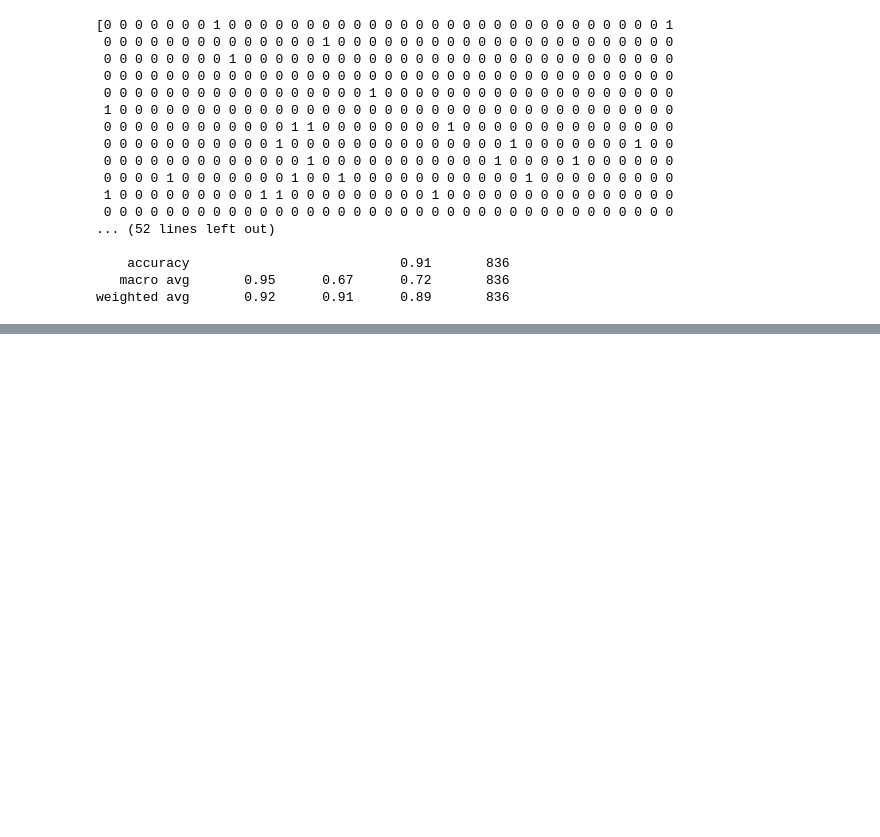
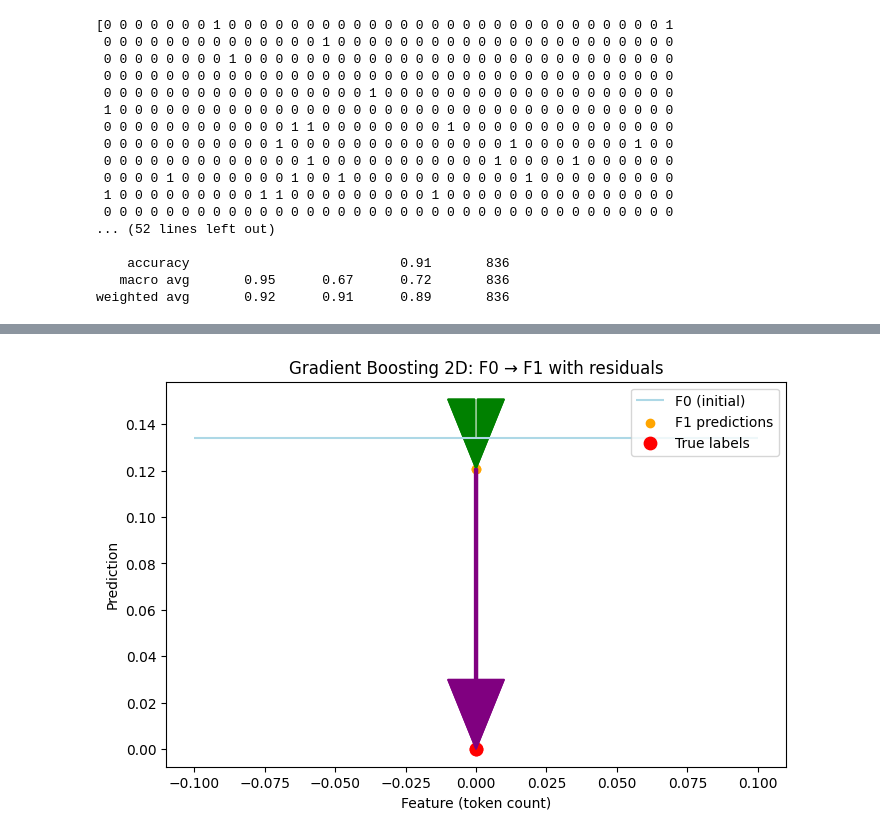
Before and after one commit to intuition-explorer/ML-Algorithms, a Jupyter notebook: SMS_Spam_RFor+GradBoost.ipynb, the cells around one changed output, grey strips where cells are left out. Cells and saved outputs as stored; diff of their text form; code cells hidden in the pictures; blank space fills up the shorter version.

```diff
--- a/SMS_Spam_RFor+GradBoost.ipynb
+++ b/SMS_Spam_RFor+GradBoost.ipynb
@@ -770,0 +1025,51 @@ weighted avg       0.92      0.91      0.89       836
+# %%
+import numpy as np
+import matplotlib.pyplot as plt
+from sklearn.tree import DecisionTreeRegressor
+
+# --- Sample 2 rows: 1 ham, 1 spam ---
+ham_idx = np.where(y_train == 0)[0][0]
+spam_idx = np.where(y_train == 1)[0][0]
+X_sample = X_train[[ham_idx, spam_idx], 0].reshape(-1, 1)  # single feature
+y_sample = y_train[[ham_idx, spam_idx]]
+
+# Step 1: F0
+F0_val = np.mean(y_train)
+F0 = np.full_like(y_sample, F0_val, dtype=float)
+
+# Step 2: Residuals
+residuals = y_sample - F0
+
+# Step 3: Fit first weak learner
+tree1 = DecisionTreeRegressor(max_depth=1, random_state=42)
+tree1.fit(X_sample, residuals)
+h1 = tree1.predict(X_sample)
+eta = 0.1
+F1 = F0 + eta * h1
+residuals2 = y_sample - F1
+
+# --- Plot ---
+plt.figure(figsize=(8,5))
+
+# F0 line
+plt.hlines(F0_val, xmin=np.min(X_sample)-0.1, xmax=np.max(X_sample)+0.1, colors='lightblue', label='F0 (initial)')
+
+# F1 line (after first tree)
+plt.scatter(X_sample, F1, color='orange', label='F1 predictions')
+for i in range(len(y_sample)):
+    plt.arrow(X_sample[i, 0], F0[i], 0, F1[i]-F0[i], color='green', head_width=0.02, length_includes_head=True)
+
+# True labels
+plt.scatter(X_sample, y_sample, color='red', s=80, label='True labels')
+
+# Residuals after F1
+for i in range(len(y_sample)):
+    plt.arrow(X_sample[i, 0], F1[i], 0, residuals2[i], color='purple', head_width=0.02, length_includes_head=True)
+
+plt.xlabel("Feature (token count)")
+plt.ylabel("Prediction")
+plt.title("Gradient Boosting 2D: F0 → F1 with residuals")
+plt.legend()
+plt.show()
+# %% [output]
+[figure, added]
```
Also changed, not shown: parts of 11 cells of this notebook.
